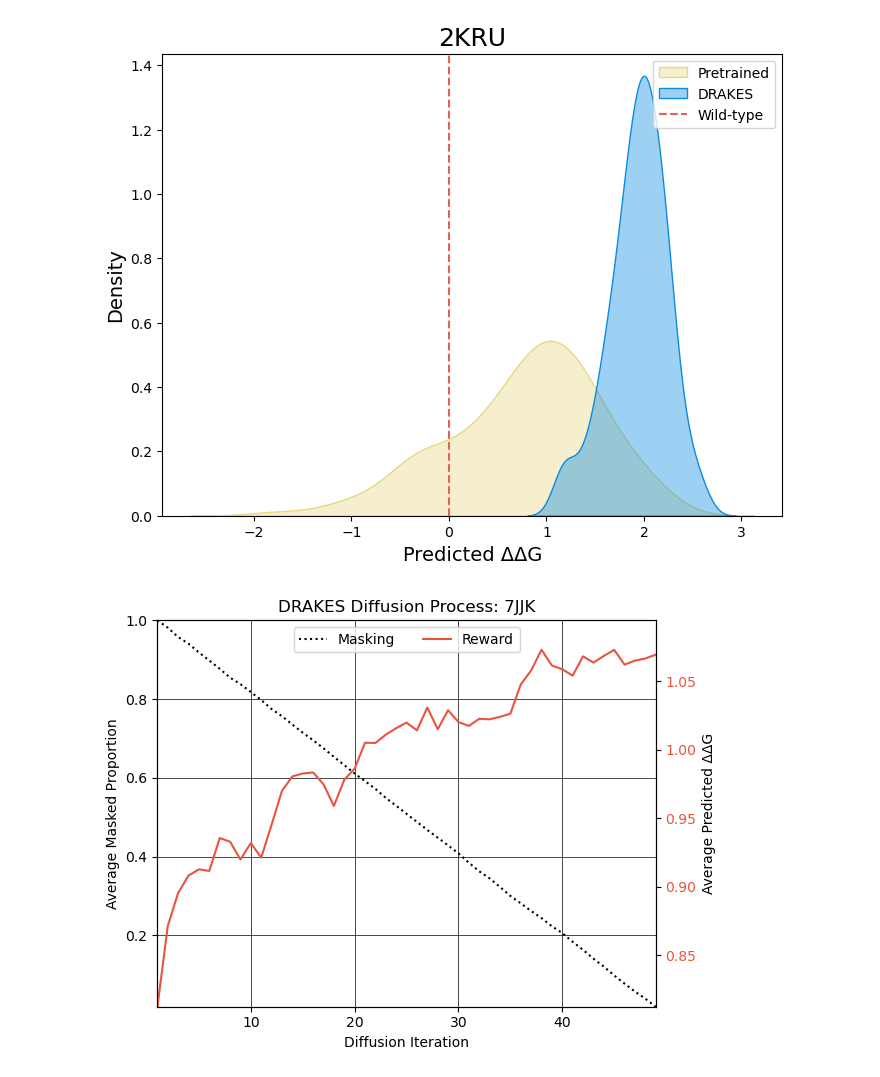
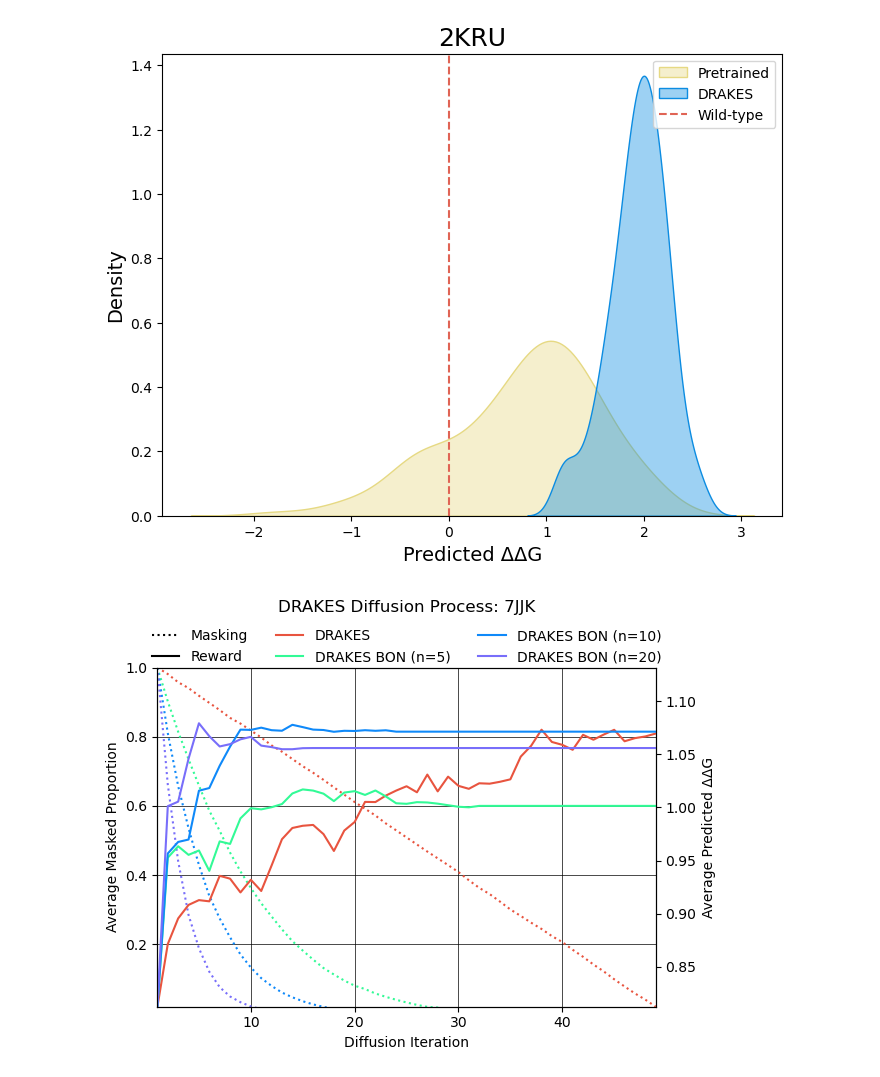
Before and after one commit to shainotshy1/BLISS_Experiments, a Jupyter notebook: DRAKES/analyze_data.ipynb, the cells around one changed output. Drawn from its saved outputs; the diff is of its cells as text; code cells hidden in the pictures.

```diff
--- a/DRAKES/analyze_data.ipynb
+++ b/DRAKES/analyze_data.ipynb
@@ -94,31 +88,60 @@ reward_average = df_diff['Reward Average']
+# %%
+diff_file = 'data/diffusion_analysis_new_7JJK.csv'
+diff_file_bon_20 = 'data/diffusion_analysis_new_7JJK_bon_20.csv'
+diff_file_bon_10 = 'data/diffusion_analysis_new_7JJK_bon_10.csv'
+diff_file_bon_5 = 'data/diffusion_analysis_new_7JJK_bon_5.csv'
+df_diff = pd.read_csv(diff_file)
+df_bon_20 = pd.read_csv(diff_file_bon_20)
+df_bon_10 = pd.read_csv(diff_file_bon_10)
+df_bon_5 = pd.read_csv(diff_file_bon_5)
+diff_iteration = df_diff['Iteration']
+mask_proportion = df_diff['Mask Proportion']
+mask_proportion_bon_20 = df_bon_20['Mask Proportion']
+mask_proportion_bon_10 = df_bon_10['Mask Proportion']
+mask_proportion_bon_5 = df_bon_5['Mask Proportion']
+reward_average = df_diff['Reward Average']
+reward_average_bon_20 = df_bon_20['Reward Average']
+reward_average_bon_10 = df_bon_10['Reward Average']
+reward_average_bon_5 = df_bon_5['Reward Average']
 # %%
 import matplotlib.pyplot as plt
 import seaborn as sns
 
 plt.style.use('default')
 
 fig, ax1 = plt.subplots()
 
 ax1.grid(color='black', linewidth=0.5)
-ax1.plot(diff_iteration, mask_proportion, linestyle='dotted', color='black', label='Masking')
+ax1.plot(diff_iteration, mask_proportion, linestyle='dotted', color='#E8543F', label='DRAKES Masking')
+ax1.plot(diff_iteration, mask_proportion_bon_5, linestyle='dotted', color='#32FA96', label='DRAKES BON (n=5) Masking')
+ax1.plot(diff_iteration, mask_proportion_bon_10, linestyle='dotted', color='#0F89F9', label='DRAKES BON (n=10) Masking')
+ax1.plot(diff_iteration, mask_proportion_bon_20, linestyle='dotted', color='#786EFA', label='DRAKES BON (n=20) Masking')
 ax1.set_xlabel('Diffusion Iteration')
 ax1.set_ylabel('Average Masked Proportion')
 ax1.tick_params(axis='y', labelcolor='black')
 ax1.set_xlim(min(diff_iteration), max(diff_iteration))
 ax1.set_ylim(min(mask_proportion), max(mask_proportion))
 
 ax2 = ax1.twinx()
-ax2.plot(diff_iteration, reward_average, color='#E8543F', label='Reward')
+masking_line, = ax2.plot([], [], linestyle='dotted', color='black', label='Masking')
+reward_line, = ax2.plot([], [], linestyle='solid', color='black', label='Reward')
+ax2.plot(diff_iteration, reward_average, color='#E8543F', label='DRAKES')
+ax2.plot(diff_iteration, reward_average_bon_5, color='#32FA96', label='DRAKES BON (n=5)')
+ax2.plot(diff_iteration, reward_average_bon_10, color='#0F89F9', label='DRAKES BON (n=10)')
+ax2.plot(diff_iteration, reward_average_bon_20, color='#786EFA', label='DRAKES BON (n=20)')
 ax2.set_ylabel('Average Predicted ΔΔG')
-ax2.tick_params(axis='y', labelcolor='#E8543F')
-ax2.set_ylim(min(reward_average), max(reward_average) * 1.02)
+ax2.tick_params(axis='y', labelcolor='black')
+all_reward = np.concatenate((reward_average, reward_average_bon_10))
+ax2.set_ylim(min(all_reward), max(all_reward) * 1.05)
 
-lines_1, labels_1 = ax1.get_legend_handles_labels()
-lines_2, labels_2 = ax2.get_legend_handles_labels()
-plt.legend(lines_1 + lines_2, labels_1 + labels_2, loc='upper center', bbox_to_anchor=(0.5, 1.0), ncol=3, frameon=True)
 
-plt.title('DRAKES Diffusion Process: 7JJK')
+reward_lines, reward_labels = ax2.get_legend_handles_labels()
+updated_reward_labels = [label for label in reward_labels]
+
+plt.legend(reward_lines, updated_reward_labels,
+           loc='upper center', bbox_to_anchor=(0.5, 1.15), ncol=3, frameon=False)
+plt.title('DRAKES Diffusion Process: 7JJK', pad=40)
 plt.tight_layout()
 plt.show()
 # %% [output]
-[figure, old version]
+[figure, new version]
```
Also changed, not shown: parts of 1 cell of this notebook, 3 other files.
